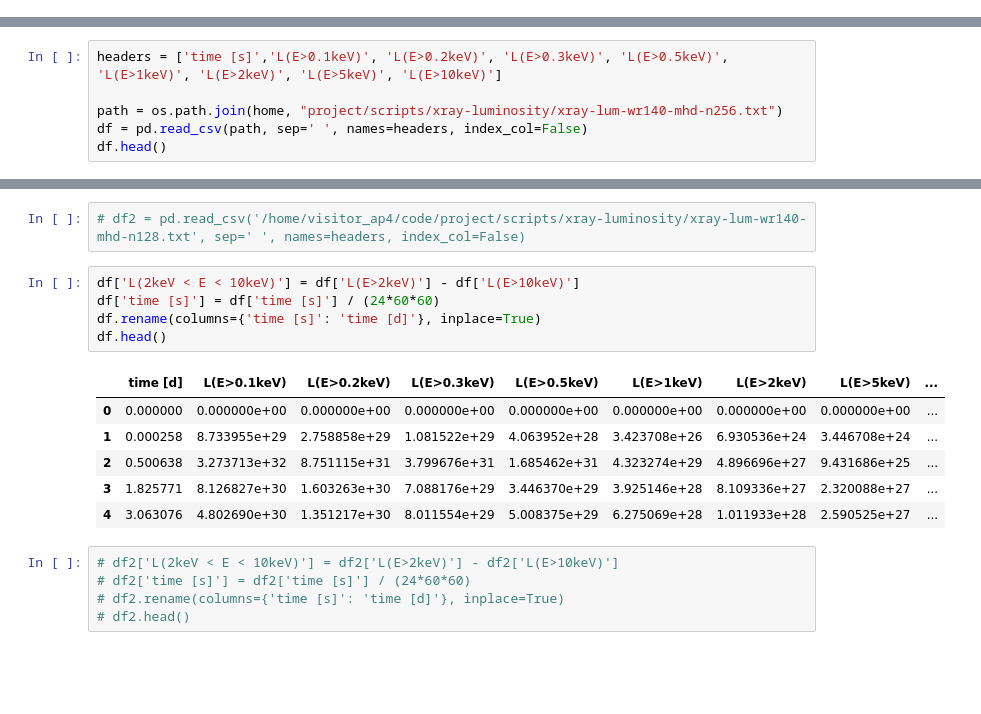
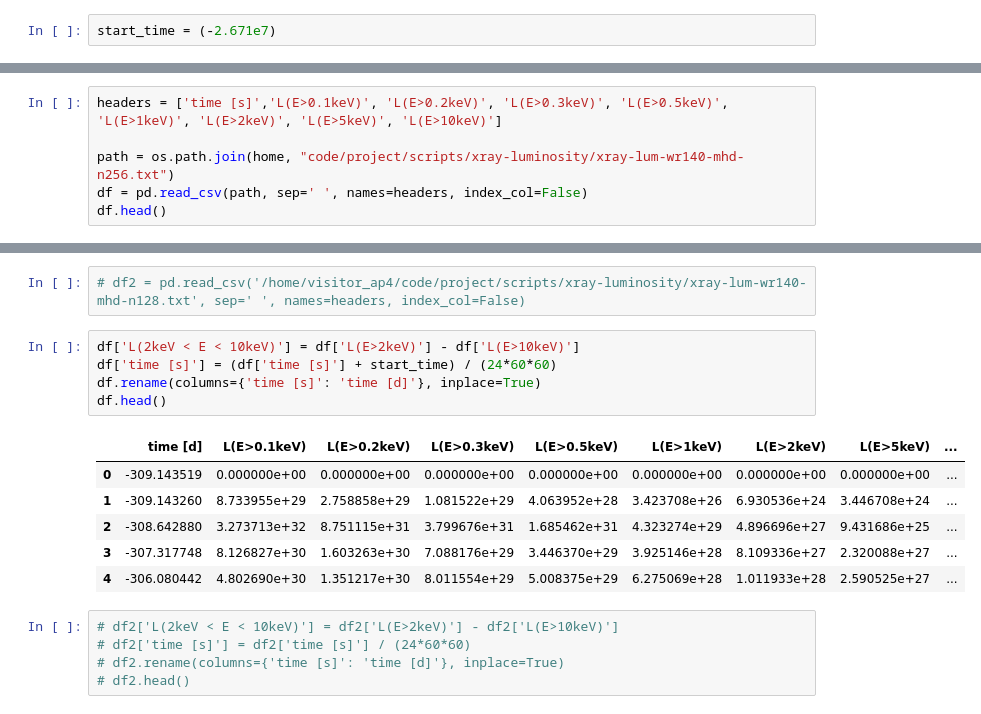
Before and after one commit to tjones8620/binary_star_scripts, a Jupyter notebook: xray-luminosity/luminosity.ipynb, the cells around one changed output, grey strips where cells are left out. Drawn from its saved outputs; the diff is of its cells as text; blank space fills up the shorter version.

```diff
--- a/xray-luminosity/luminosity.ipynb
+++ b/xray-luminosity/luminosity.ipynb
@@ -8 +9,3 @@ import pathlib
 home = pathlib.Path.home()
+# %%
+start_time = (-2.671e7)
@@ -29,7 +35,7 @@ plt.style.available
 # %%
 headers = ['time [s]','L(E>0.1keV)', 'L(E>0.2keV)', 'L(E>0.3keV)', 'L(E>0.5keV)', 'L(E>1keV)', 'L(E>2keV)', 'L(E>5keV)', 'L(E>10keV)']
 
-path = os.path.join(home, "project/scripts/xray-luminosity/xray-lum-wr140-mhd-n256.txt")
+path = os.path.join(home, "code/project/scripts/xray-luminosity/xray-lum-wr140-mhd-n256.txt")
 df = pd.read_csv(path, sep=' ', names=headers, index_col=False)
 df.head()
 # %% [output]
@@ -43,16 +49,16 @@ df.head()
 # df2 = pd.read_csv('/home/visitor_ap4/code/project/scripts/xray-luminosity/xray-lum-wr140-mhd-n128.txt', sep=' ', names=headers, index_col=False)
 # %%
 df['L(2keV < E < 10keV)'] = df['L(E>2keV)'] - df['L(E>10keV)']
-df['time [s]'] = df['time [s]'] / (24*60*60)
+df['time [s]'] = (df['time [s]'] + start_time) / (24*60*60)
 df.rename(columns={'time [s]': 'time [d]'}, inplace=True)
 df.head()
 # %% [output]
 |  | time [d] | L(E>0.1keV) | L(E>0.2keV) | L(E>0.3keV) | L(E>0.5keV) | L(E>1keV) | L(E>2keV) | L(E>5keV) | ... |
-| 0 | 0.000000 | 0.000000e+00 | 0.000000e+00 | 0.000000e+00 | 0.000000e+00 | 0.000000e+00 | 0.000000e+00 | 0.000000e+00 | ... |
-| 1 | 0.000258 | 8.733955e+29 | 2.758858e+29 | 1.081522e+29 | 4.063952e+28 | 3.423708e+26 | 6.930536e+24 | 3.446708e+24 | ... |
-| 2 | 0.500638 | 3.273713e+32 | 8.751115e+31 | 3.799676e+31 | 1.685462e+31 | 4.323274e+29 | 4.896696e+27 | 9.431686e+25 | ... |
-| 3 | 1.825771 | 8.126827e+30 | 1.603263e+30 | 7.088176e+29 | 3.446370e+29 | 3.925146e+28 | 8.109336e+27 | 2.320088e+27 | ... |
-| 4 | 3.063076 | 4.802690e+30 | 1.351217e+30 | 8.011554e+29 | 5.008375e+29 | 6.275069e+28 | 1.011933e+28 | 2.590525e+27 | ... |
+| 0 | -309.143519 | 0.000000e+00 | 0.000000e+00 | 0.000000e+00 | 0.000000e+00 | 0.000000e+00 | 0.000000e+00 | 0.000000e+00 | ... |
+| 1 | -309.143260 | 8.733955e+29 | 2.758858e+29 | 1.081522e+29 | 4.063952e+28 | 3.423708e+26 | 6.930536e+24 | 3.446708e+24 | ... |
+| 2 | -308.642880 | 3.273713e+32 | 8.751115e+31 | 3.799676e+31 | 1.685462e+31 | 4.323274e+29 | 4.896696e+27 | 9.431686e+25 | ... |
+| 3 | -307.317748 | 8.126827e+30 | 1.603263e+30 | 7.088176e+29 | 3.446370e+29 | 3.925146e+28 | 8.109336e+27 | 2.320088e+27 | ... |
+| 4 | -306.080442 | 4.802690e+30 | 1.351217e+30 | 8.011554e+29 | 5.008375e+29 | 6.275069e+28 | 1.011933e+28 | 2.590525e+27 | ... |
 # %%
 # df2['L(2keV < E < 10keV)'] = df2['L(E>2keV)'] - df2['L(E>10keV)']
 # df2['time [s]'] = df2['time [s]'] / (24*60*60)
```
Also changed, not shown: parts of 7 cells of this notebook, 16 other files.
